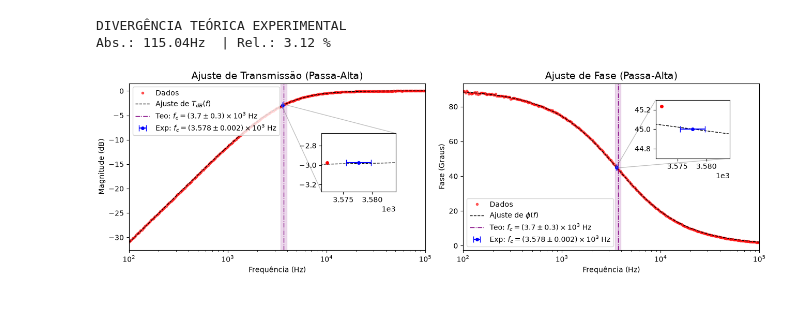
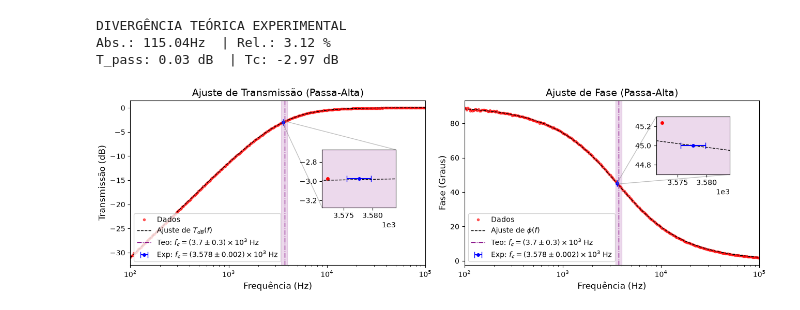
Before and after one commit to Siqueiraph/MokuGo-Passa-Alta, a Jupyter notebook: Filtro Passa Alta.ipynb, the cells around one changed output. Cells and saved outputs as stored; diff of their text form; code cells hidden in the pictures.

```diff
--- a/Filtro Passa Alta.ipynb
+++ b/Filtro Passa Alta.ipynb
@@ -21,7 +21,7 @@ plt.style.use('default') # Gráficos com fundo branco
 # plt.rcParams["figure.figsize"] = [16, 9] # [7, 4] # [8, 5]
 plt.style.use({
     'figure.figsize': [7,4], 'figure.constrained_layout.use': True, #'text.usetex' : True,
-    'axes.titlesize': 14, 'legend.fontsize': 10, 'axes.labelsize': 10,'xtick.labelsize': 10, 'ytick.labelsize': 10,
+    'axes.titlesize': 14, 'legend.fontsize': 10, 'axes.labelsize': 12,'xtick.labelsize': 10, 'ytick.labelsize': 10,
 })
 # %%
 ## CONEXÃO E COLETA DE DADOS ################################################################################################
@@ -99,115 +99,120 @@ sig_R = R_teo * tol_R
 sig_C = C_teo * tol_C
 
 # Cálculo teórico e propagação de incerteza
-fc_teo = 1 / (2 * np.pi * R_teo * C_teo)
+fc_teo     = 1 / (2 * np.pi * R_teo * C_teo)
 sig_fc_teo = fc_teo * np.sqrt((sig_R / R_teo)**2 + (sig_C / C_teo)**2)
 fc_teo_inc = ufloat(fc_teo, sig_fc_teo)
 
 # 1. Lendo os dados do arquivo CSV offline
 PASTA_SAIDA = Path.cwd().parent / "Dados MokuGo"
 arquivo_csv = PASTA_SAIDA / 'Filtro Passa Alta - Dados.csv'
-df_import = pd.read_csv(arquivo_csv)
+df_import   = pd.read_csv(arquivo_csv)
 
 df = pd.DataFrame({ # Mapeando as colunas do CSV para o DataFrame da plotagem
-    'Frequency'   : df_import['Frequency_Hz'],
-    'Magnitude_dB': df_import['Transf_Magnitude'],
-    'Phase_deg'   : df_import['Transf_Phase']
+    'Frequencia' : df_import['Frequency_Hz'],
+    'Transmissao': df_import['Transf_Magnitude'],
+    'Fase'       : df_import['Transf_Phase']
 })
 
 # 2. Definindo o modelo matemático com correção experimental
-def Transmissao_dB(f, fc, T_pass):
+def Calc_Transmissao(f, fc, T_pass):
     return 20 * np.log10(f / fc) - 10 * np.log10( 1 + (f / fc)**2 ) + T_pass
 
-def Fase_graus(f, fc):
+def Calc_Fase(f, fc):
     return np.rad2deg( np.arctan(fc / f) )
 
 # 3. Palpites Iniciais (p0) Dinâmicos
-T_pass = df['Magnitude_dB'].max() # Transmissão na banda de passagem (máximo; idealmente T ~ 0dB)
-Tc = T_pass - 3 # Transmissão de corte (queda de 3dB; idealmente T ~ -3dB)
-idx_fc = (df['Magnitude_dB'] - Tc).abs().argmin() # Índice da queda de 3dB
-fc = df['Frequency'].iloc[idx_fc] # Frequência de corte (queda de 3dB)
+T_pass = df['Transmissao'].max()                 # Transmissão na banda de passagem (máximo; idealmente T ~ 0dB)
+Tc     = T_pass - 3                              # Transmissão de corte (queda de 3dB; idealmente T ~ -3dB)
+idx_fc = (df['Transmissao'] - Tc).abs().argmin() # Índice da queda de 3dB
+fc     = df['Frequencia'].iloc[idx_fc]           # Frequência de corte (queda de 3dB)
 
 # 4. Ajuste Fino (Curve Fit)
 popt, pcov = curve_fit(
-    f=Transmissao_dB, xdata=df['Frequency'], ydata=df['Magnitude_dB'],
+    f=Calc_Transmissao, xdata=df['Frequencia'], ydata=df['Transmissao'],
     p0=[fc, T_pass], bounds=([0, -np.inf], [np.inf, np.inf]) # fc > 0, T_dB livre
 )
+fc_exp, T_pass_opt = popt # Parâmetros Otimizados
 
-fc_exp, T_pass_opt = popt # Parâmetros Otimizados
 sig_fc_exp = np.sqrt(pcov[0, 0]) # Diagonal da matriz de covariância é a variância dos parâmetros.
 fc_exp_inc = ufloat(fc_exp, sig_fc_exp)
 
 Tc_exp = T_pass_opt - 3
-
-Fc_exp = Fase_graus(fc_exp, fc_exp)
+Fc_exp = Calc_Fase(fc_exp, fc_exp)
 
 print("DIVERGÊNCIA TEÓRICA EXPERIMENTAL") # .center(40, "=")
 print(f"Abs.: {abs(fc_exp - fc_teo):.2f}Hz  | Rel.: {abs(fc_exp - fc_teo)/fc_teo*100:.2f} %")
+print(f"T_pass: {T_pass_opt:.2f} dB  | Tc: {Tc_exp:.2f} dB")
 
 # 5. Plotagem Estilo Artigo Científico
-df['Fit_Magnitude'] = Transmissao_dB(df['Frequency'], fc_exp, T_pass_opt)
-df['Fit_Phase'] = Fase_graus(df['Frequency'], fc_exp)
+df['Fit_Transmissao'] = Calc_Transmissao(df['Frequencia'], fc_exp, T_pass_opt)
+df['Fit_Fase'] = Calc_Fase(df['Frequencia'], fc_exp)
 
 fig, (ax1, ax2) = plt.subplots(1, 2, figsize=(13, 4), sharex=True)
 
 # =====================================================================
 # GRÁFICO 1: TRANSMISSÃO
 # =====================================================================
-ax1.semilogx(df['Frequency'], df['Magnitude_dB'], 'ro', label='Dados', markersize=3, alpha=0.6)
-ax1.semilogx(df['Frequency'], df['Fit_Magnitude'], 'k--', label='Ajuste de $T_{dB}(f)$', linewidth=1)
+ax1.semilogx(df['Frequencia'], df['Transmissao'], 'ro', label='Dados', markersize=3, alpha=0.6)
+ax1.semilogx(df['Frequencia'], df['Fit_Transmissao'], 'k--', label='Ajuste de $T_{dB}(f)$', linewidth=1)
 ax1.axvline(fc_teo, color='purple', linestyle='-.', label=f'Teo: $f_c = {fc_teo_inc:.1ueL}$ Hz', linewidth=1)
 ax1.axvspan(fc_teo - sig_fc_teo, fc_teo + sig_fc_teo, color='purple', alpha=0.15)
 ax1.errorbar(fc_exp, Tc_exp, xerr=sig_fc_exp, fmt='bo', label=f'Exp: $f_c = {fc_exp_inc:.1ueL}$ Hz',  capsize=4, markersize=4)
 ax1.set_title('Ajuste de Transmissão (Passa-Alta)')
 ax1.set_xlabel('Frequência (Hz)')
-ax1.set_ylabel('Magnitude (dB)')
+ax1.set_ylabel('Transmissão (dB)')
 ax1.tick_params(axis='both', which='major')
-ax1.legend(loc='upper left')
-ax1.set_xlim(min(df['Frequency']), max(df['Frequency']))
+ax1.legend(loc='lower left')
+ax1.set_xlim(min(df['Frequencia']), max(df['Frequencia']))
 
 # Inset (Janela de Zoom)
 axins1 = ax1.inset_axes([0.65, 0.35, 0.25, 0.35]) # [posição_x, posição_y, largura, altura]; tudo em proporção de 0 a 1
-axins1.plot(df['Frequency'], df['Magnitude_dB'], 'ro', markersize=4)  # Escala linear ('plot' no lugar de 'semilogx')
-axins1.plot(df['Frequency'], df['Fit_Magnitude'], 'k--', linewidth=1) # Escala linear ('plot' no lugar de 'semilogx')
+axins1.plot(df['Frequencia'], df['Transmissao'], 'ro', markersize=4)  # Escala linear ('plot' no lugar de 'semilogx')
+axins1.plot(df['Frequencia'], df['Fit_Transmissao'], 'k--', linewidth=1) # Escala linear ('plot' no lugar de 'semilogx')
+axins1.axvline(fc_teo, color='purple', linestyle='-.')
+axins1.axvspan(fc_teo - sig_fc_teo, fc_teo + sig_fc_teo, color='purple', alpha=0.15)
 axins1.errorbar(fc_exp, Tc_exp, xerr=sig_fc_exp, fmt='bo', capsize=4, markersize=4)
 axins1.set_xlim(fc_exp - 3*sig_fc_exp, fc_exp + 3*sig_fc_exp) # Limites do zoom
 axins1.set_ylim(Tc_exp - 0.3, Tc_exp + 0.3)                   # Limites do zoom
 axins1.ticklabel_format(axis='x', style='sci', scilimits=(0,0))
 
 indicador1 = ax1.indicate_inset_zoom(axins1, edgecolor="gray")
-indicador1.connectors[0].set_visible(True)   # Inferior Esquerdo
-indicador1.connectors[1].set_visible(False)  # Superior Esquerdo
-indicador1.connectors[2].set_visible(False)  # Inferior Direito
-indicador1.connectors[3].set_visible(True)   # Superior Direito
+indicador1.connectors[0].set_visible(True)  # Inferior Esquerdo
+indicador1.connectors[1].set_visible(False) # Superior Esquerdo
+indicador1.connectors[2].set_visible(False) # Inferior Direito
+indicador1.connectors[3].set_visible(True)  # Superior Direito
 
 # =====================================================================
 # GRÁFICO 2: FASE
 # =====================================================================
-ax2.semilogx(df['Frequency'], df['Phase_deg'], 'ro', label='Dados', markersize=3, alpha=0.6)
-ax2.semilogx(df['Frequency'], df['Fit_Phase'], 'k--', label='Ajuste de $\\phi(f)$', linewidth=1)
+ax2.semilogx(df['Frequencia'], df['Fase'], 'ro', label='Dados', markersize=3, alpha=0.6)
+ax2.semilogx(df['Frequencia'], df['Fit_Fase'], 'k--', label='Ajuste de $\\phi(f)$', linewidth=1)
 ax2.axvline(fc_teo, color='purple', linestyle='-.', label=f'Teo: $f_c = {fc_teo_inc:.1ueL}$ Hz', linewidth=1)
 ax2.axvspan(fc_teo - sig_fc_teo, fc_teo + sig_fc_teo, color='purple', alpha=0.15)
 ax2.errorbar(fc_exp, Fc_exp, xerr=sig_fc_exp, fmt='bo', label=f'Exp: $f_c = {fc_exp_inc:.1ueL}$ Hz', capsize=4, markersize=4)
 ax2.set_title('Ajuste de Fase (Passa-Alta)')
 ax2.set_xlabel('Frequência (Hz)')
 ax2.set_ylabel('Fase (Graus)')
 ax2.legend(loc='lower left')
 
 # Inset (Zoom) - Canto superior direito (longe da curva que já desceu para perto de 0)
 axins2 = ax2.inset_axes([0.65, 0.55, 0.25, 0.35])
-axins2.plot(df['Frequency'], df['Phase_deg'], 'ro', markersize=4)
-axins2.plot(df['Frequency'], df['Fit_Phase'], 'k--', linewidth=1)
+axins2.plot(df['Frequencia'], df['Fase'], 'ro', markersize=4)
+axins2.plot(df['Frequencia'], df['Fit_Fase'], 'k--', linewidth=1)
+axins2.axvline(fc_teo, color='purple', linestyle='-.', linewidth=1)
+axins2.axvspan(fc_teo - sig_fc_teo, fc_teo + sig_fc_teo, color='purple', alpha=0.15)
 axins2.errorbar(fc_exp, Fc_exp, xerr=sig_fc_exp, fmt='bo', capsize=4, markersize=4)
 axins2.set_xlim(fc_exp - 3*sig_fc_exp, fc_exp + 3*sig_fc_exp)
 axins2.set_ylim(Fc_exp - 0.3, Fc_exp + 0.3)
 axins2.ticklabel_format(axis='x', style='sci', scilimits=(0,0))
 
 indicador2 = ax2.indicate_inset_zoom(axins2, edgecolor="gray")
-indicador2.connectors[0].set_visible(False)   # Inferior Esquerdo
+indicador2.connectors[0].set_visible(False) # Inferior Esquerdo
 indicador2.connectors[1].set_visible(True)  # Superior Esquerdo
 indicador2.connectors[2].set_visible(True)  # Inferior Direito
-indicador2.connectors[3].set_visible(False)   # Superior Direito
+indicador2.connectors[3].set_visible(False) # Superior Direito
 # %% [output]
 DIVERGÊNCIA TEÓRICA EXPERIMENTAL
 Abs.: 115.04Hz  | Rel.: 3.12 %
+T_pass: 0.03 dB  | Tc: -2.97 dB
-[figure, old version]
+[figure, new version]
```
